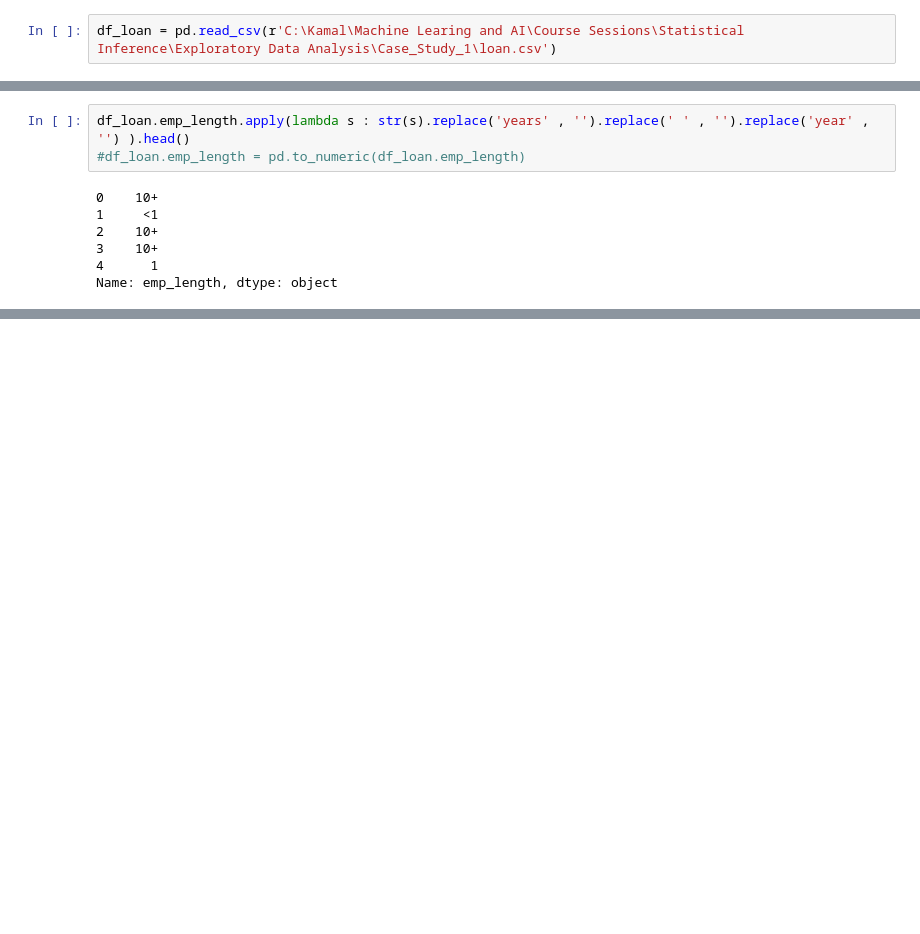
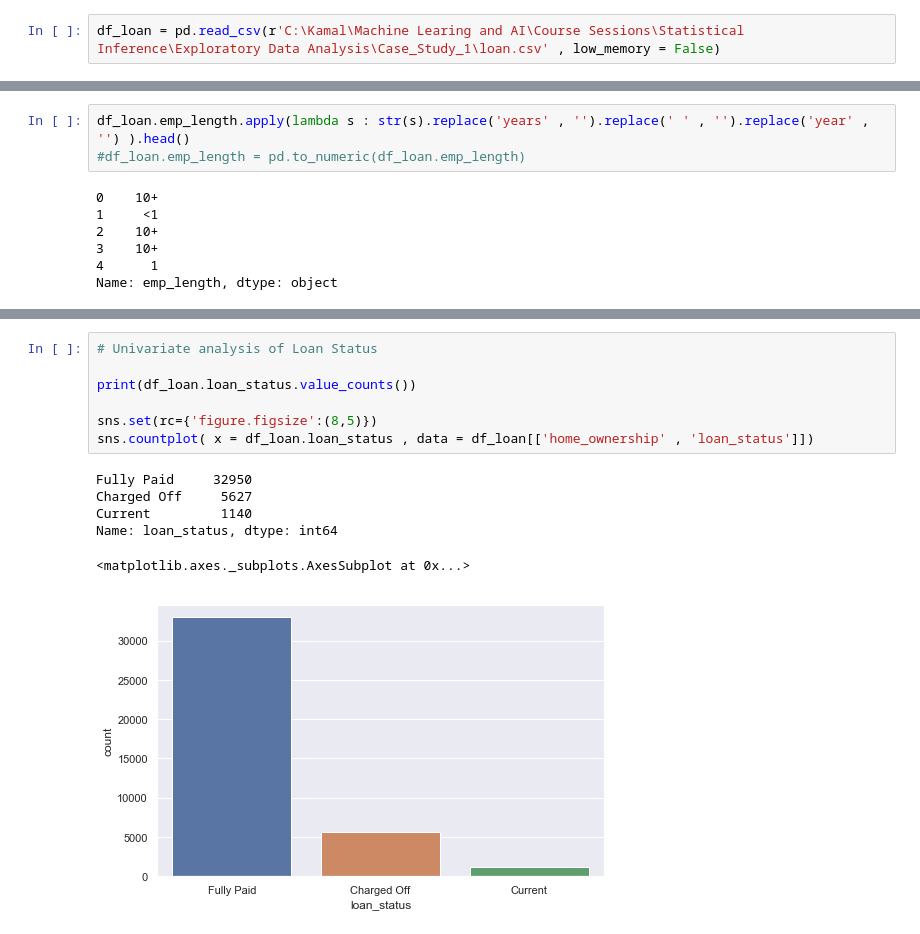
Before and after one commit to saneshashank/course2-GP1, a Jupyter notebook: Kamal_CodeUpdates/Assignment_2.ipynb, the cells around one changed output, grey strips where cells are left out. Cells and saved outputs as stored; diff of their text form; blank space fills up the shorter version.

Commit message:
Updated by Kamal on 27th EOD

```diff
--- a/Kamal_CodeUpdates/Assignment_2.ipynb
+++ b/Kamal_CodeUpdates/Assignment_2.ipynb
@@ -3,5 +6,5 @@ import pandas as pd
 # %%
-df_loan = pd.read_csv(r'C:\Kamal\Machine Learing and AI\Course Sessions\Statistical Inference\Exploratory Data Analysis\Case_Study_1\loan.csv')
+df_loan = pd.read_csv(r'C:\Kamal\Machine Learing and AI\Course Sessions\Statistical Inference\Exploratory Data Analysis\Case_Study_1\loan.csv' , low_memory = False)
 # %%
 df_loan.shape
 # %% [output]
@@ -153,0 +284,14 @@ df_loan[df_loan.isnull().sum(axis = 1) / col_count * 100  > 12 ]
+# %%
+# Univariate analysis of Loan Status
+
+print(df_loan.loan_status.value_counts())
+
+sns.set(rc={'figure.figsize':(8,5)})
+sns.countplot( x = df_loan.loan_status , data = df_loan[['home_ownership' , 'loan_status']])
+# %% [output]
+Fully Paid     32950
+Charged Off     5627
+Current         1140
+Name: loan_status, dtype: int64
+<matplotlib.axes._subplots.AxesSubplot at 0x...>
+[figure, added]
```
Also changed, not shown: parts of 25 cells of this notebook.
